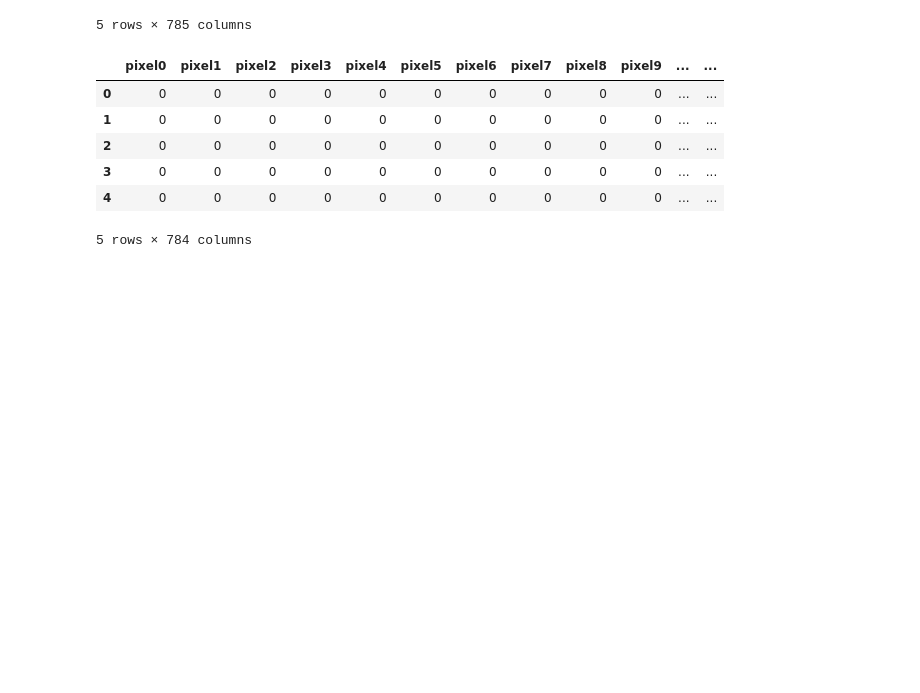
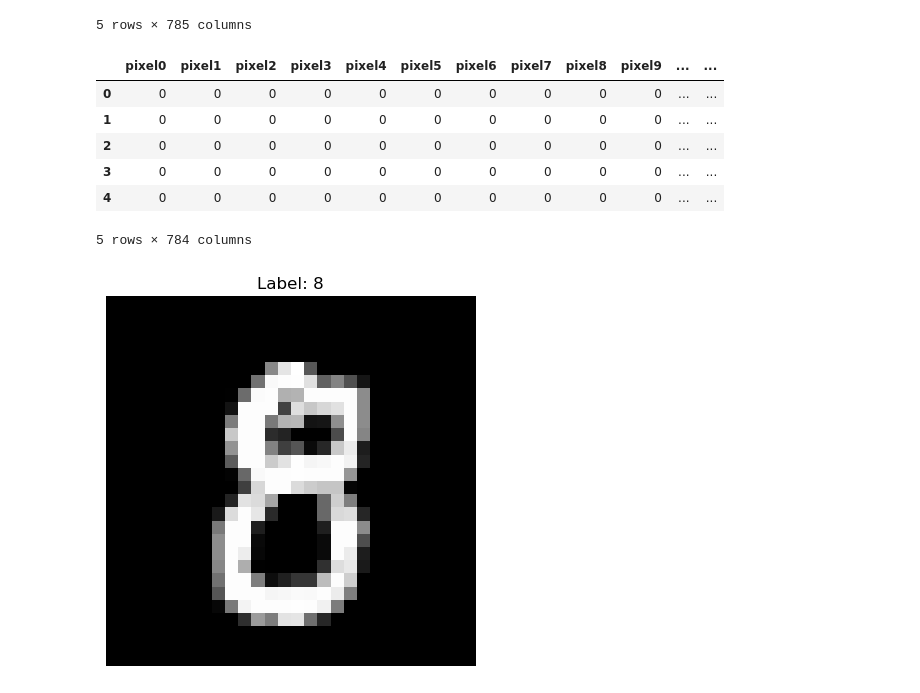
Before and after one commit to orbin123/Neural-Network_Scratch, a Jupyter notebook: NN_scratch.ipynb, the cells around one changed output. Saved outputs shown, nothing was run; the diff lists cells and outputs as text; code cells hidden in the pictures; blank space fills up the shorter version.

```diff
--- a/NN_scratch.ipynb
+++ b/NN_scratch.ipynb
@@ -35 +38,14 @@ X_train = train_data.drop("label", axis=1).values  # Shape: (num_samples, 784)
 y_train = train_data["label"].values
+# %%
+# Display one input image
+def plot_image(image, label=None):
+    image = image.reshape(28, 28)
+    plt.imshow(image, cmap='gray')
+    if label is not None:
+        plt.title(f"Label: {label}")
+    plt.axis('off')
+    plt.show()
+
+plot_image(X_train[99], y_train[99])
+# %% [output]
+[figure, added]
```
Also changed, not shown: parts of 29 cells of this notebook.
